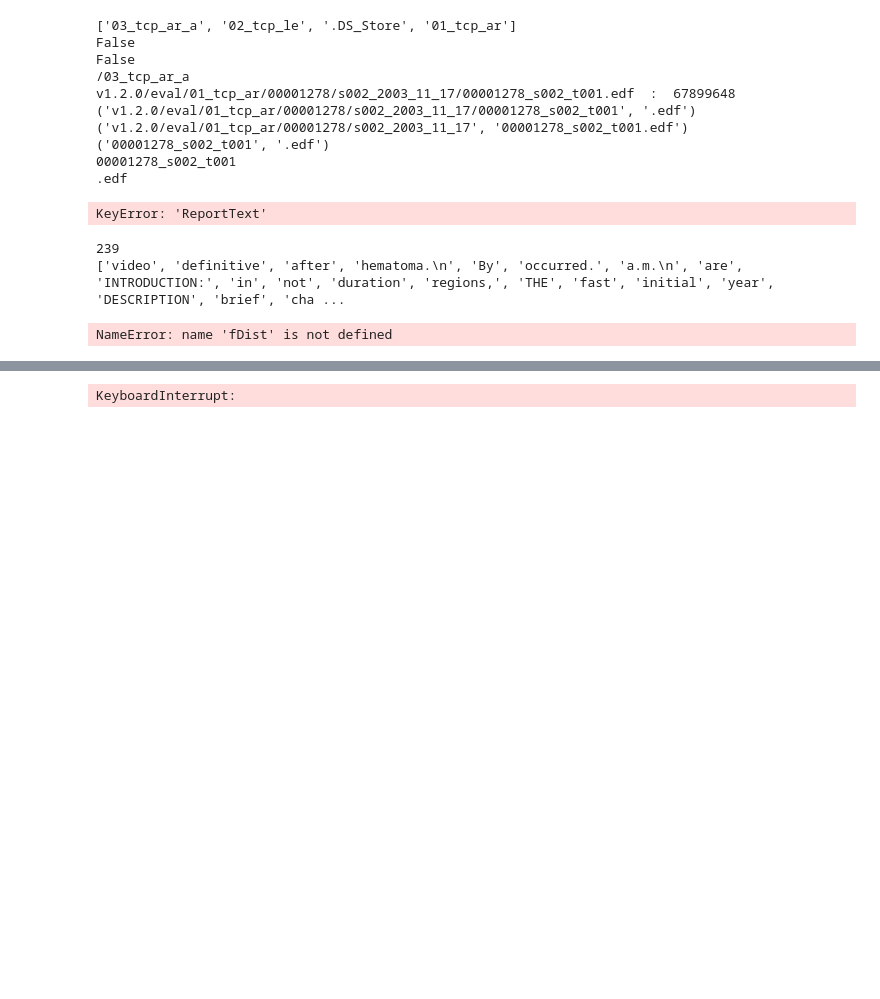
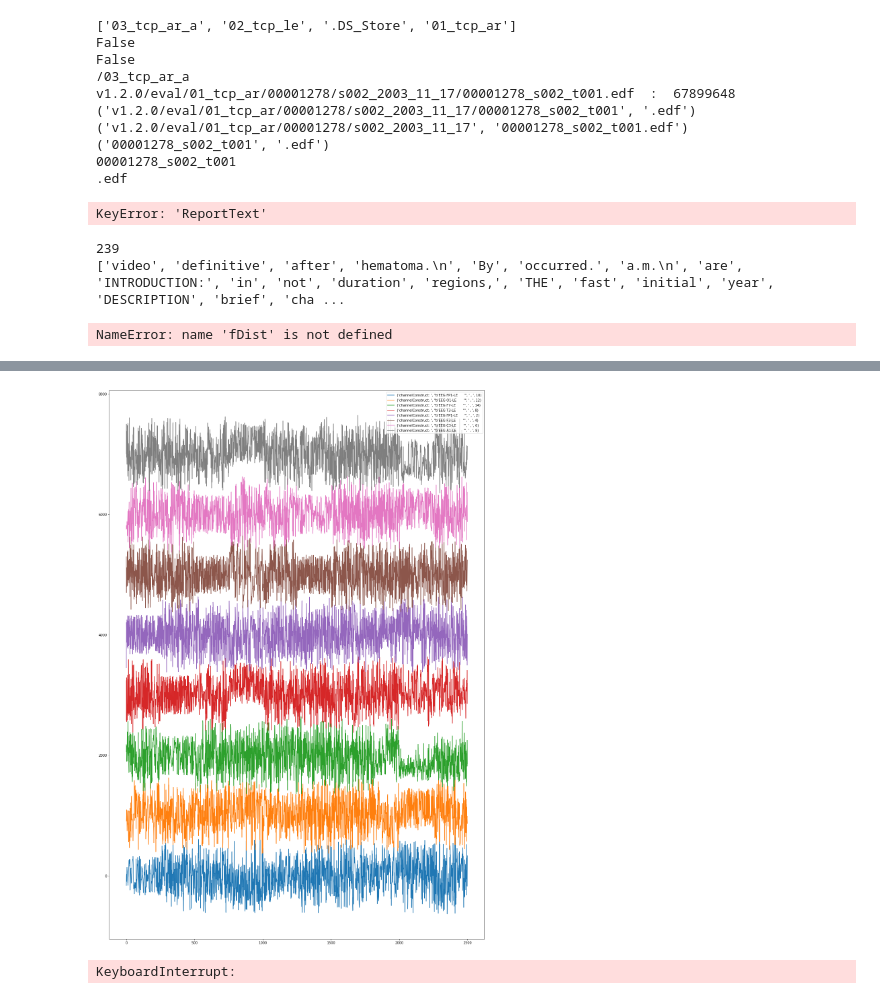
Before and after one commit to UC89/eegProject, a Jupyter notebook: fileTreeParser_1.ipynb, the cells around one changed output, grey strips where cells are left out. Drawn from its saved outputs; the diff is of its cells as text; code cells hidden in the pictures; blank space fills up the shorter version.

Commit message:
Plot desired feature

```diff
--- a/fileTreeParser_1.ipynb
+++ b/fileTreeParser_1.ipynb
@@ -577,9 +581,18 @@ def ensure_dir(file_path):
 
 def loadFeatureData(filePath):
     edfData = json.load(open(filePath,'r'))
-    print(edfData.keys())
+    return edfData
 
 
+
+def returnSampleRateEdf(edfFilePath):
+    edfFile = edfData(1)
+    edfFile.loadFile(edfFilePath)
+    edfFile.parseEdf()
+    return edfFile.sampleRate
+
+
+    # NEED TO ADD EDF FILE PATH and channel information to this to make it usefull!!!!!!!!!!!!!!!!!!!!!!
 def returnFeatureData(featureSearch,timeBefore=10,timeAfter=10):
     records = testDb.sessions.find({'tseData.eventLabel':featureSearch})
     recordList = []
@@ -601,7 +614,9 @@ def returnFeatureData(featureSearch,timeBefore=10,timeAfter=10):
                             startTime = float(tse['startTime'])
                             endTime = float(tse['endTime'])
                             duration = endTime-startTime
-
+                            sampleRate = returnSampleRateEdf(edf)
+                            #print("In if statement should be printing sample rate right after this.")
+                            #print("SAMPLE RATE FROM EDF: ",sampleRate)
                             #print("Start Time from TSE: ",startTime)
                             #print("End Time from TSE: ",endTime)
                             #print("Duration: ",duration)
@@ -623,12 +638,13 @@ def returnFeatureData(featureSearch,timeBefore=10,timeAfter=10):
                             #featureDataFile.write()
     print(len(recordList))
 
-#returnFeatureData('fnsz')      #This creates a directory with txt files containing all of the fatured data
+returnFeatureData('absz')      #This creates a directory with txt files containing all of the fatured data
 featureFiles = os.listdir('fnszDirectory')
 print(featureFiles)
 
 sampleTxtFile = 'fnszDirectory/'+str(featureFiles[0])
-loadFeatureData(sampleTxtFile)
+
+testDataFile = loadFeatureData(sampleTxtFile)
 
 
 #uniquePatients = testDb.sessions.distinct('patientId')
@@ -659,5 +689,29 @@ dict_keys(["b'EEG FP1-REF     '", "b'EEG FP2-REF     '", "b'EEG F3-REF      '",
 ['bckg', 'fnsz', 'gnsz', 'cpsz', 'tcsz', 'absz', 'spsz', 'mysz', 'tnsz']
 "for entry in pt1['tseData']:\n    print('Entry: ',entry)\n    for i in entry:\n        print(i)\n"
+# %%
+featureFiles = os.listdir('abszDirectory')
+#print(featureFiles)
+sampleTxtFile = 'abszDirectory/'+str(featureFiles[0])
+testDataFile = loadFeatureData(sampleTxtFile)
+eegKeys = list(testDataFile.keys())
+
+#print (testDataFile.keys())
+#print(testDataFile[eegKeys[0]][0:20])
+#for i,key in enumerate(eegKeys):
+#    print (i,' : ',key,testDataFile[key][0:10])
+
+longBipolarMontage = [[0,10],[10,12],[12,14],[14,8],[0,2],[2,4],[4,6],[6,8]]
+plt.figure(figsize=(20,30))
+
+
+for i,channelConstruct in enumerate(longBipolarMontage):
+    #print ('channelConstruct: ',channelConstruct[0],' , ',channelConstruct[1])
+    channelData = np.array(testDataFile[eegKeys[channelConstruct[0]]][5000:7500]) - np.array(testDataFile[eegKeys[channelConstruct[1]]][5000:7500])
+    #print (eegKeys[channelConstruct[0]],' - ',eegKeys[channelConstruct[1]],' : ',channelData)
+    plt.plot((channelData/100+i*1000),label=('channelConstruct: ',eegKeys[channelConstruct[0]],' , ',channelConstruct[1]))
+    plt.legend()
+# %% [output]
+[figure, added]
 # %%
 '''testTextFileRecords  = testDb.sessions.find({}).limit(5)
 with open("testData.txt",'w') as testDataText:
```
Also changed, not shown: parts of 5 cells of this notebook.
